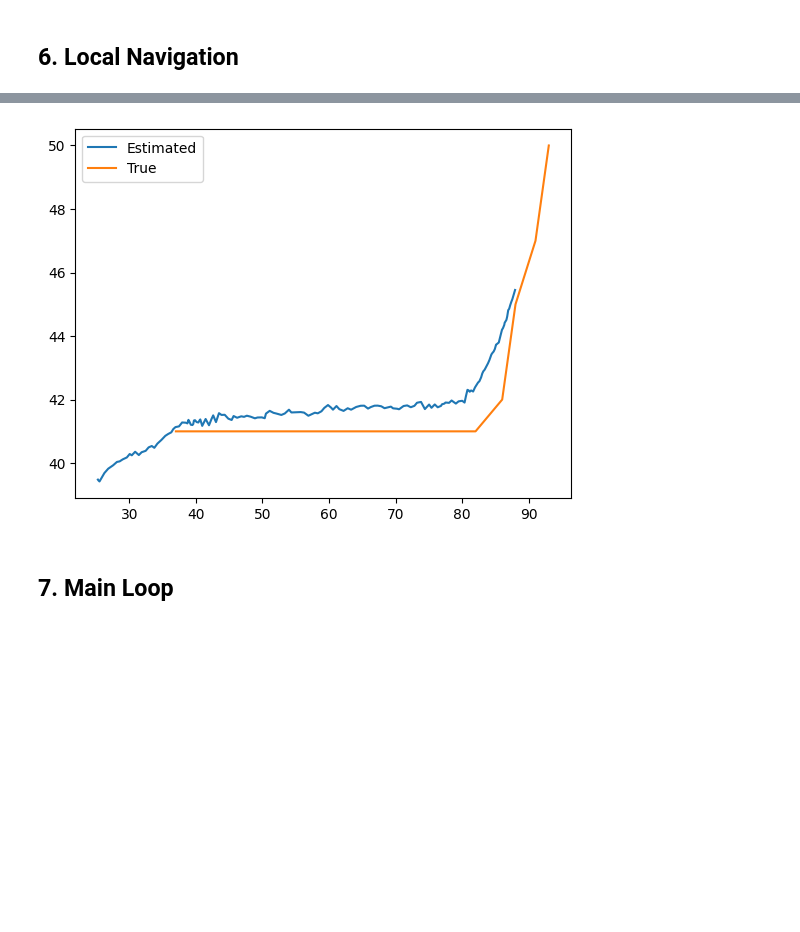
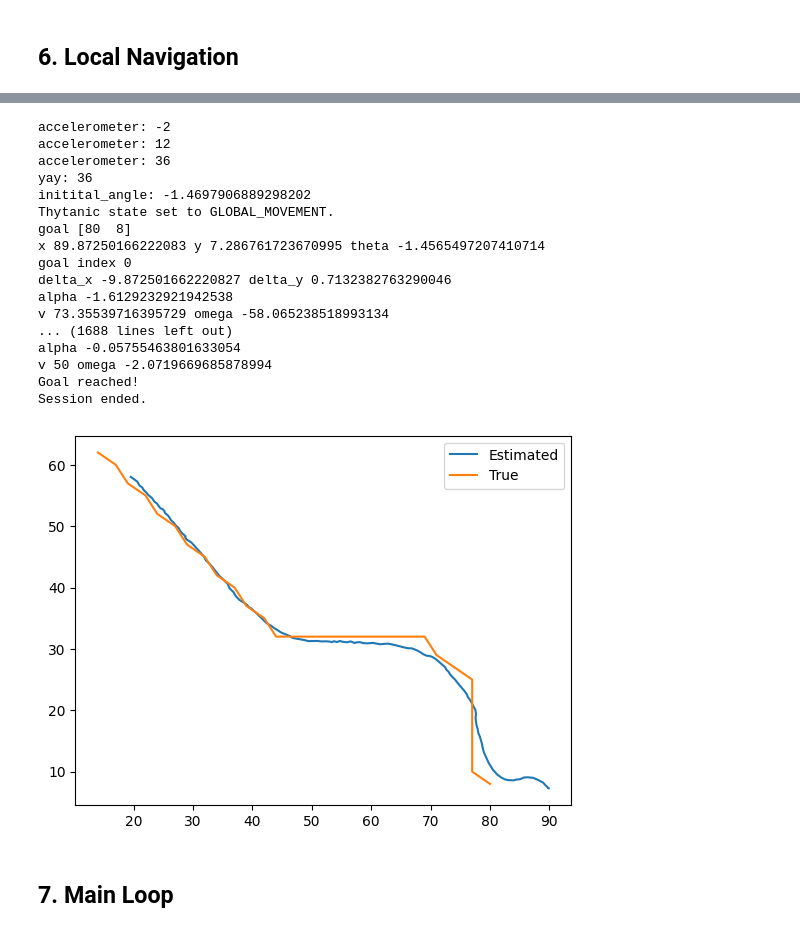
Before and after one commit to alessiodesogus/thytanic-navigation, a Jupyter notebook: group_T25_notebook.ipynb, the cells around one changed output, grey strips where cells are left out. Drawn from its saved outputs; the diff is of its cells as text; code cells hidden in the pictures; blank space fills up the shorter version.

Commit message:
Feature complete Version

```diff
--- a/group_T25_notebook.ipynb
+++ b/group_T25_notebook.ipynb
@@ -52,7 +53,7 @@ endsize = [120, 160]
 thymiopos, endpos, obstacleimage = downsamplingprep(img, endsize, 1, 1)
 
 #this line turns obstacleimage into its downsampled version with enlarged obstacles
-preppedimage = downsampling(obstacleimage, endsize, 5, 0.2)
+preppedimage = downsampling(obstacleimage, endsize, 20, 0.2)
 
 
 plt.imshow(preppedimage)
@@ -114,7 +115,43 @@ try:
     ##########################
     # Start the robot movement loop
     while True:
-        thytanic.read_accelerometer()
+        acc = thytanic.read_accelerometer()
+        if(acc[2] > 25):
+            print("yay:", acc[2])
+            thytanic.set_wheel_speed(0, 0)
+            time.sleep(20)
+            img, _, _ = get_current_state(    cam=cam,
+            obstacle_range=[np.array([0, 150, 25]), np.array([30, 220, 100])],
+            target_range=[np.array([0, 30, 235]), np.array([255, 130, 256])],
+            th_front_range=[np.array([0, 160, 250]), np.array([15, 250, 256])],
+            th_back_range=[np.array([16, 130, 150]), np.array([35, 250, 249])],)
+            endsize = [120, 160]
+
+            #this line generates the original enposition, thymio position, and the obstacle channel
+            thymiopos, endpos, obstacleimage = downsamplingprep(img, endsize, 1, 1)
+
+            #this line turns obstacleimage into its downsampled version with enlarged obstacles
+            preppedimage = downsampling(obstacleimage, endsize, 20, 0.2)
+            path, exploredpoints, unexploredpoints = pathfinder(thymiopos, endpos, preppedimage)
+            _, thymiopos, initital_angle = get_current_state(    cam=cam,
+            obstacle_range=[np.array([0, 150, 25]), np.array([30, 220, 100])],
+            target_range=[np.array([0, 30, 235]), np.array([255, 130, 256])],
+            th_front_range=[np.array([0, 160, 250]), np.array([15, 250, 256])],
+            th_back_range=[np.array([16, 130, 150]), np.array([35, 250, 249])],)
+            # Set the robot to GLOBAL_MOVEMENT state
+            print("initital_angle:", initital_angle)
+            thytanic.x_est = np.array([thymiopos[1], 0, thymiopos[0], 0,initital_angle,0]) #position, velocity (x,y,angle)
+            thytanic.P_est = np.eye(6) # TO TUNE
+            thytanic.goal_idx = 0
+            thytanic.robot_state = ThytanicState.GLOBAL_MOVEMENT
+            #thytanic.set_wheel_speed(100, 100)
+            print("Thytanic state set to GLOBAL_MOVEMENT.")
+            x_estimated = []
+            ########################
+
+            path = path[::5]
+            path = path[2:]
+            path = np.array([[p[1], p[0]] for p in path])
         _, thymiopos, orientation = get_current_state(    cam=cam,
         obstacle_range=[np.array([0, 150, 25]), np.array([30, 220, 100])],
         target_range=[np.array([0, 30, 235]), np.array([255, 130, 256])],
@@ -174,4 +211,21 @@ Session ended.
+accelerometer: -2
+accelerometer: 12
+accelerometer: 36
+yay: 36
+initital_angle: -1.4697906889298202
+Thytanic state set to GLOBAL_MOVEMENT.
+goal [80  8]
+x 89.87250166222083 y 7.286761723670995 theta -1.4565497207410714
+goal index 0
+delta_x -9.872501662220827 delta_y 0.7132382763290046
+alpha -1.6129232921942538
+v 73.35539716395729 omega -58.065238518993134
+... (1688 lines left out)
+alpha -0.05755463801633054
+v 50 omega -2.0719669685878994
+Goal reached!
+Session ended.
-[figure, old version]
+[figure, new version]
 # %% [markdown]
 ## 7. Main Loop
 # %% [markdown]
```
Also changed, not shown: parts of 4 cells of this notebook, 3 other files.
